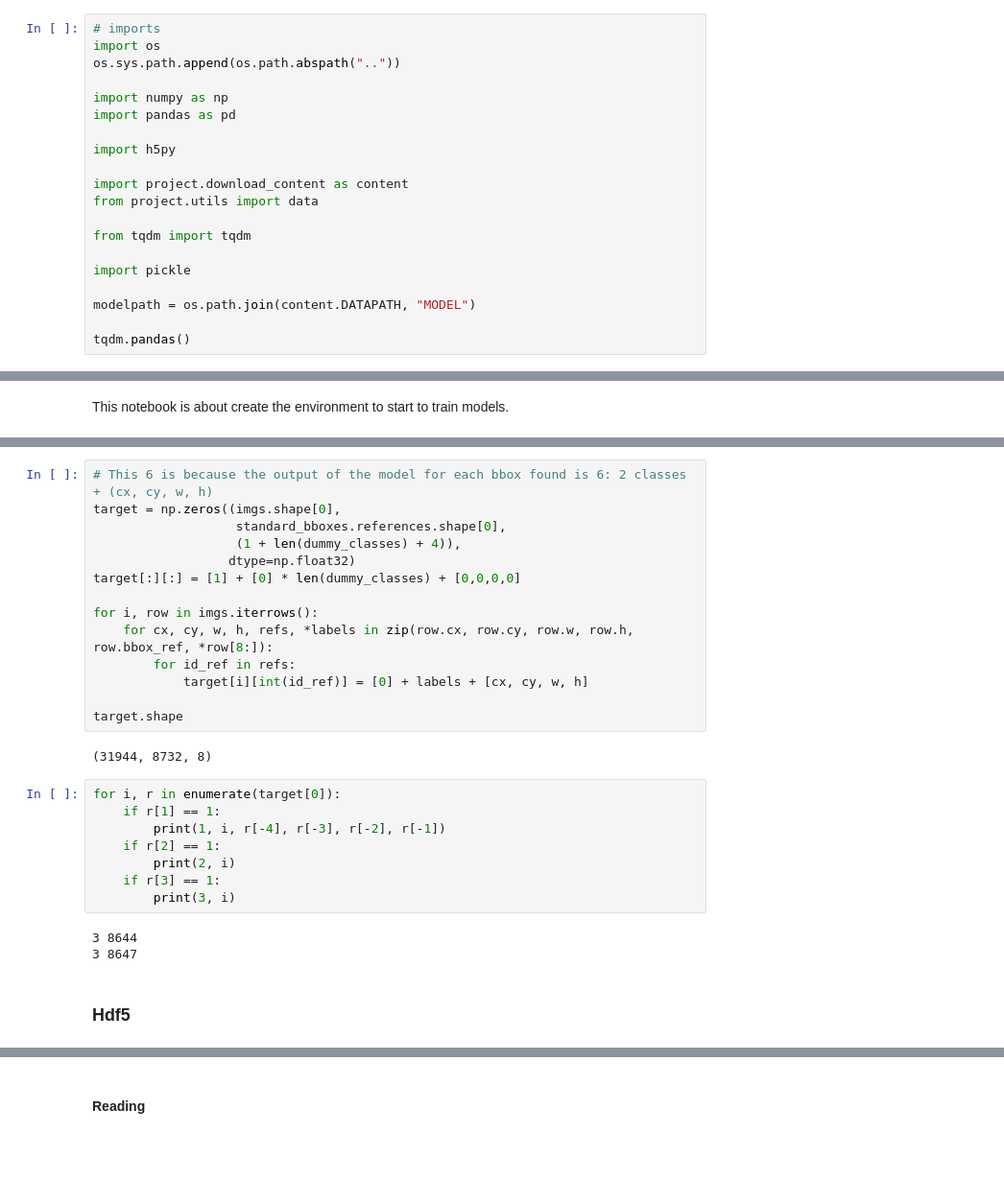
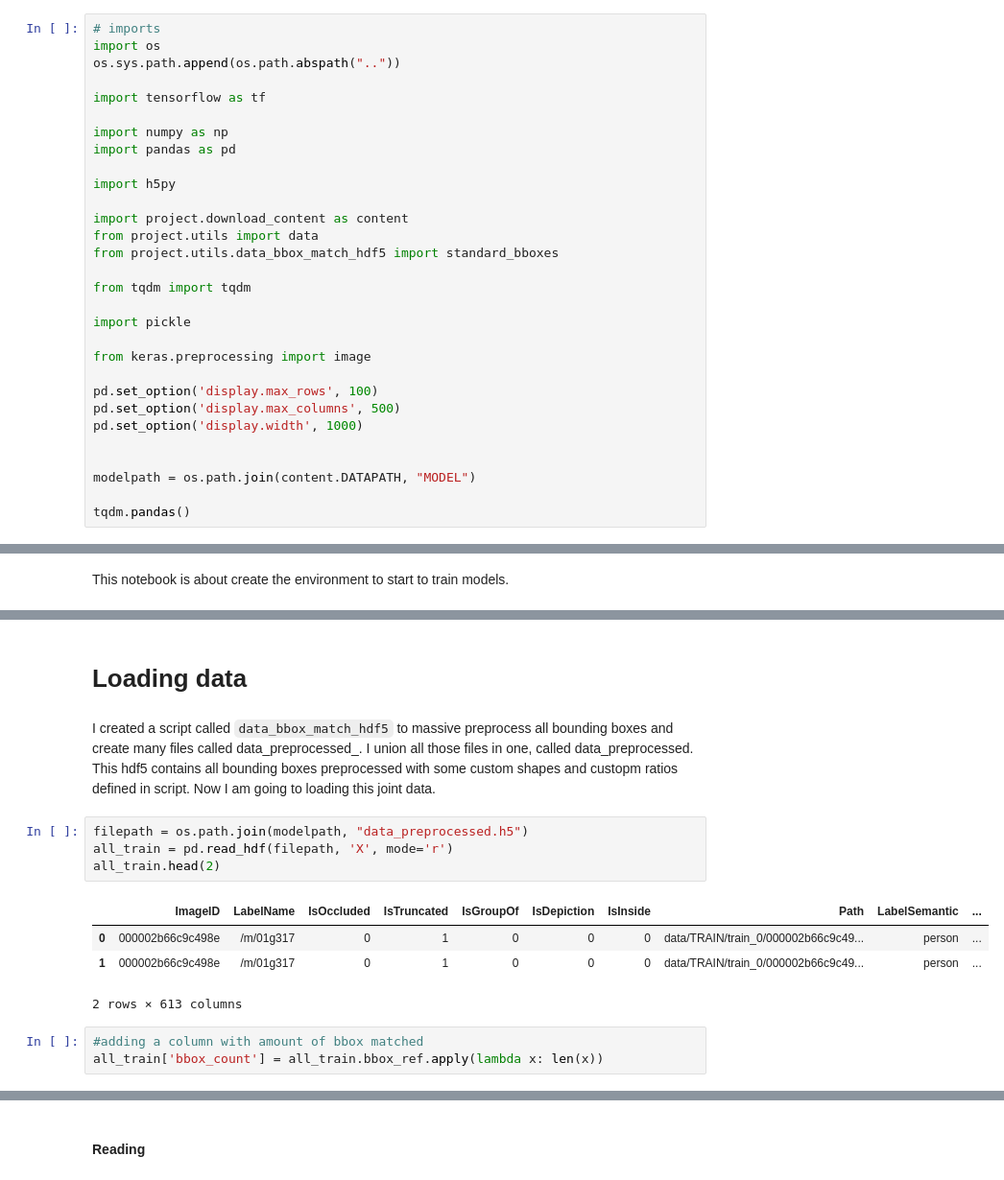
Before and after one commit to BAlmeidaS/capstone-udacity-mle, a Jupyter notebook: project/data-preparation.ipynb, the cells around one changed output, grey strips where cells are left out. Shown at 96% size. Drawn from its saved outputs; the diff is of its cells as text; blank space fills up the shorter version.

```diff
--- a/project/data-preparation.ipynb
+++ b/project/data-preparation.ipynb
@@ -2,6 +2,8 @@
 # imports
 import os
 os.sys.path.append(os.path.abspath(".."))
+
+import tensorflow as tf
 
 import numpy as np
 import pandas as pd
@@ -10,11 +12,19 @@ import h5py
 
 import project.download_content as content
 from project.utils import data
+from project.utils.data_bbox_match_hdf5 import standard_bboxes
 
 from tqdm import tqdm
 
 import pickle
 
+from keras.preprocessing import image
+
+pd.set_option('display.max_rows', 100)
+pd.set_option('display.max_columns', 500)
+pd.set_option('display.width', 1000)
+
+
 modelpath = os.path.join(content.DATAPATH, "MODEL")
 
 tqdm.pandas()
@@ -104,29 +35,16 @@ applying the transformations explain in page 5 of the [ssd paper](https://arxiv.
-# %%
-# This 6 is because the output of the model for each bbox found is 6: 2 classes + (cx, cy, w, h)
-target = np.zeros((imgs.shape[0],
-                   standard_bboxes.references.shape[0],
-                   (1 + len(dummy_classes) + 4)),
-                  dtype=np.float32)
-target[:][:] = [1] + [0] * len(dummy_classes) + [0,0,0,0]
-
-for i, row in imgs.iterrows():
-    for cx, cy, w, h, refs, *labels in zip(row.cx, row.cy, row.w, row.h, row.bbox_ref, *row[8:]):
-        for id_ref in refs:
-            target[i][int(id_ref)] = [0] + labels + [cx, cy, w, h]
-
-target.shape
-# %% [output]
-(31944, 8732, 8)
-# %%
-for i, r in enumerate(target[0]):
-    if r[1] == 1:
-        print(1, i, r[-4], r[-3], r[-2], r[-1])
-    if r[2] == 1:
-        print(2, i)
-    if r[3] == 1:
-        print(3, i)
-# %% [output]
-3 8644
-3 8647
-# %% [markdown]
-### Hdf5
+# %% [markdown]
+# Loading data
+# %% [markdown]
+I created a script called `data_bbox_match_hdf5` to massive preprocess all bounding boxes and create many files called data_preprocessed_<number>. I union all those files in one, called data_preprocessed. This hdf5 contains all bounding boxes preprocessed with some custom shapes and custopm ratios defined in script. Now I am going to loading this joint data.
+# %%
+filepath = os.path.join(modelpath, "data_preprocessed.h5")
+all_train = pd.read_hdf(filepath, 'X', mode='r')
+all_train.head(2)
+# %% [output]
+|  | ImageID | LabelName | IsOccluded | IsTruncated | IsGroupOf | IsDepiction | IsInside | Path | LabelSemantic | ... |
+| 0 | 000002b66c9c498e | /m/01g317 | 0 | 1 | 0 | 0 | 0 | data/TRAIN/train_0/000002b66c9c49... | person | ... |
+| 1 | 000002b66c9c498e | /m/01g317 | 0 | 1 | 0 | 0 | 0 | data/TRAIN/train_0/000002b66c9c49... | person | ... |
+2 rows × 613 columns
+# %%
+#adding a column with amount of bbox matched
+all_train['bbox_count'] = all_train.bbox_ref.apply(lambda x: len(x))
```
Also changed, not shown: parts of 26 cells of this notebook.
